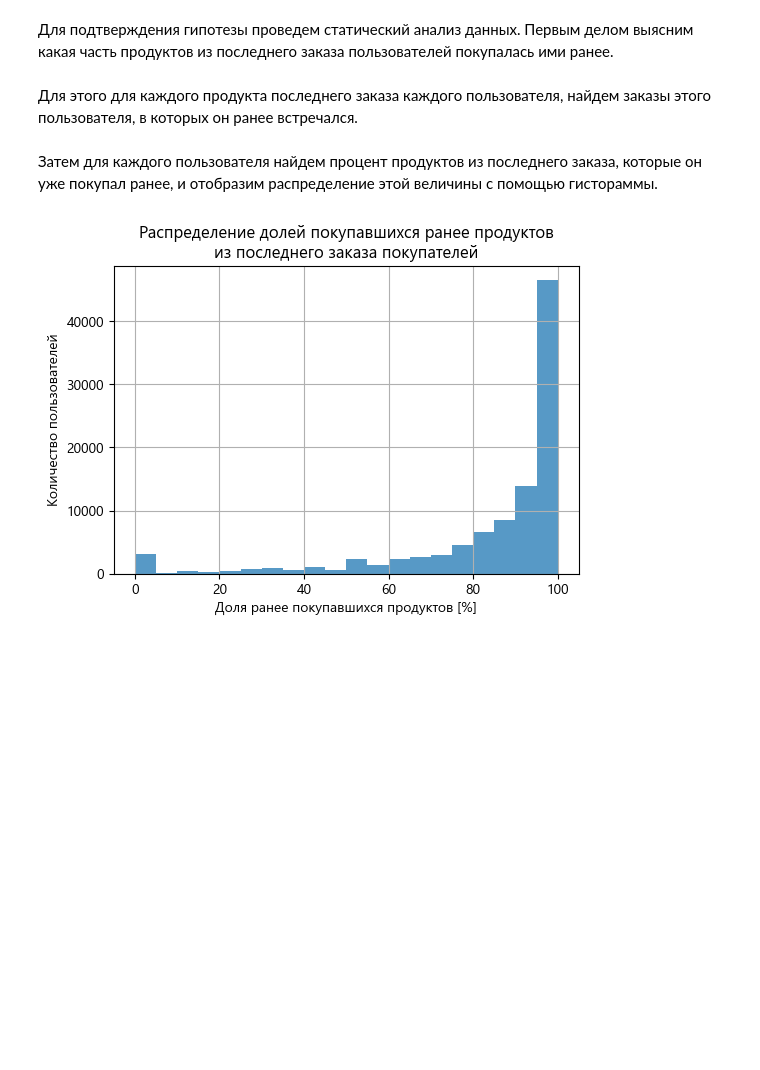
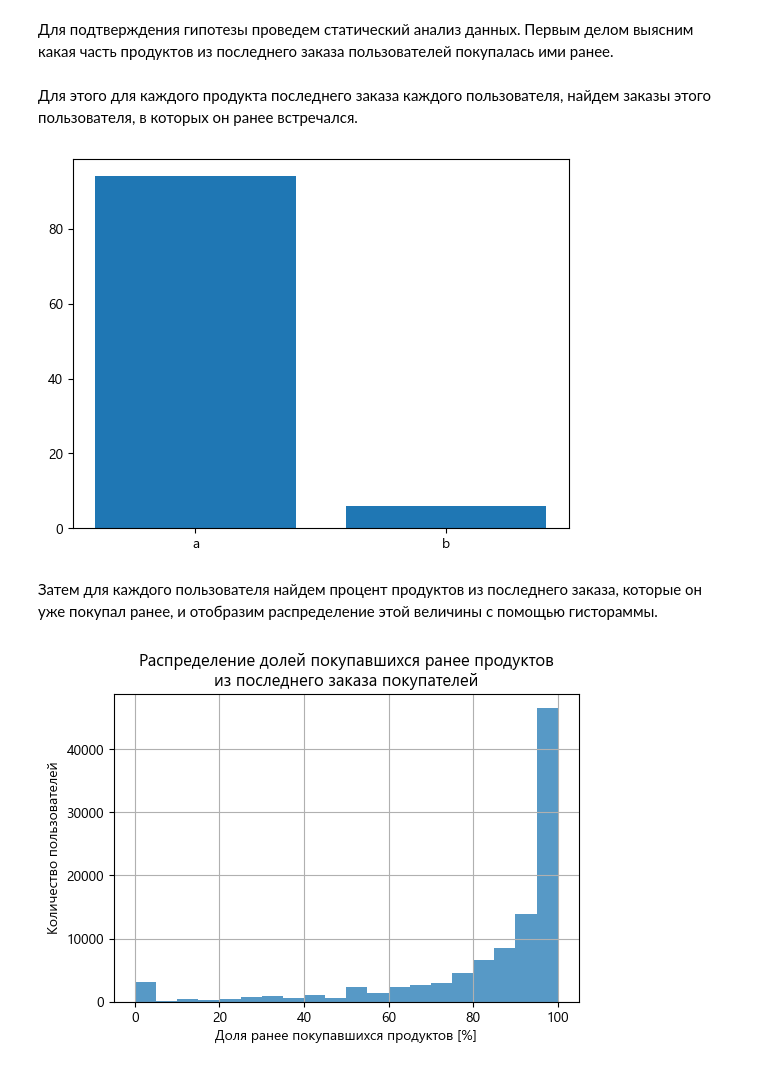
Before and after one commit to alexeysher/skillbox-recommender-system, a Jupyter notebook: skillbox_recommender.ipynb, the cells around one changed output. Cells and saved outputs as stored; diff of their text form; code cells hidden in the pictures; blank space fills up the shorter version.

```diff
--- a/skillbox_recommender.ipynb
+++ b/skillbox_recommender.ipynb
@@ -184,9 +174,16 @@ else:
 # %% [markdown]
 Для этого для каждого продукта последнего заказа каждого пользователя, найдем заказы этого пользователя, в которых он ранее встречался.
 # %%
-products_reodering = prior_transactions\
+products_reordering = prior_transactions\
     .merge(last_transactions[['user_id', 'product_id']], on=['user_id', 'product_id'], how='right')
-products_reodering['days_before_last_order'] += products_reodering['days_before_last_order_shift']
+products_reordering['days_before_last_order'] += products_reordering['days_before_last_order_shift']
+# %%
+prior_ordered_fraq = products_reordering['days_before_last_order'].count() / products_reordering['days_before_last_order'].shape[0] * 100
+# %%
+fig, ax = plt.subplots()
+_ = ax.bar(x=['a', 'b'], height=[prior_ordered_fraq, 100 - prior_ordered_fraq])
+# %% [output]
+[figure, added]
 # %% [markdown]
 Затем для каждого пользователя найдем процент продуктов из последнего заказа, которые он уже покупал ранее, и отобразим распределение этой величины с помощью гистораммы.
 # %%
```
Also changed, not shown: parts of 32 cells of this notebook.
